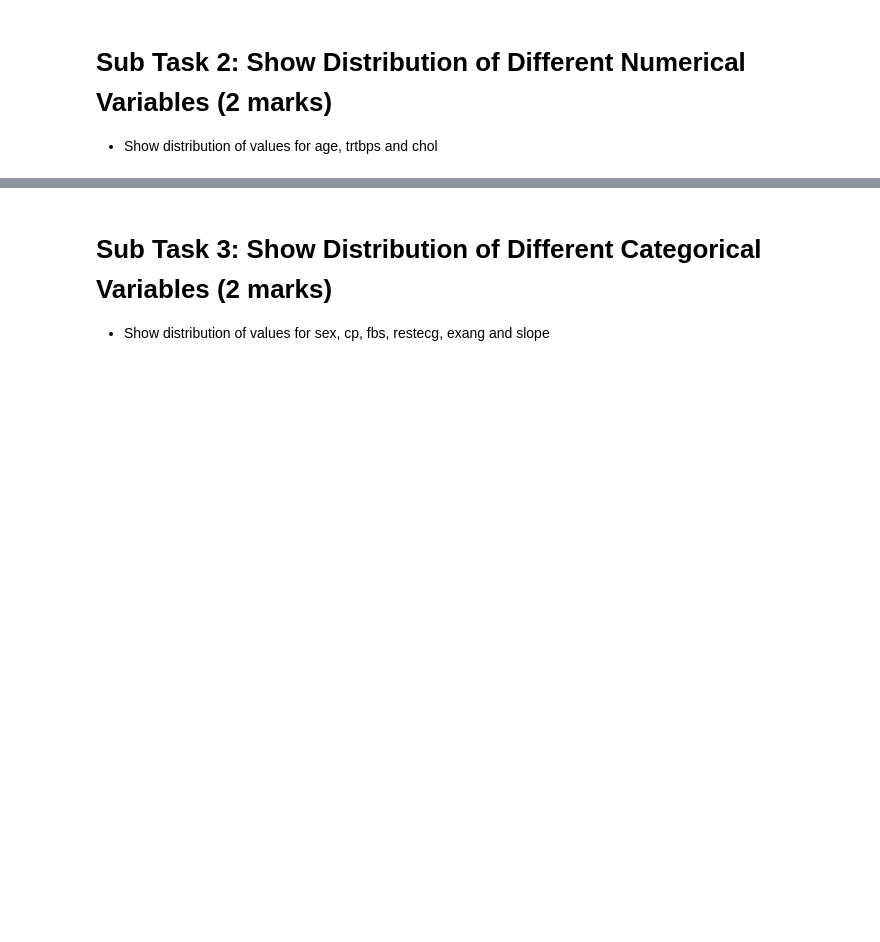
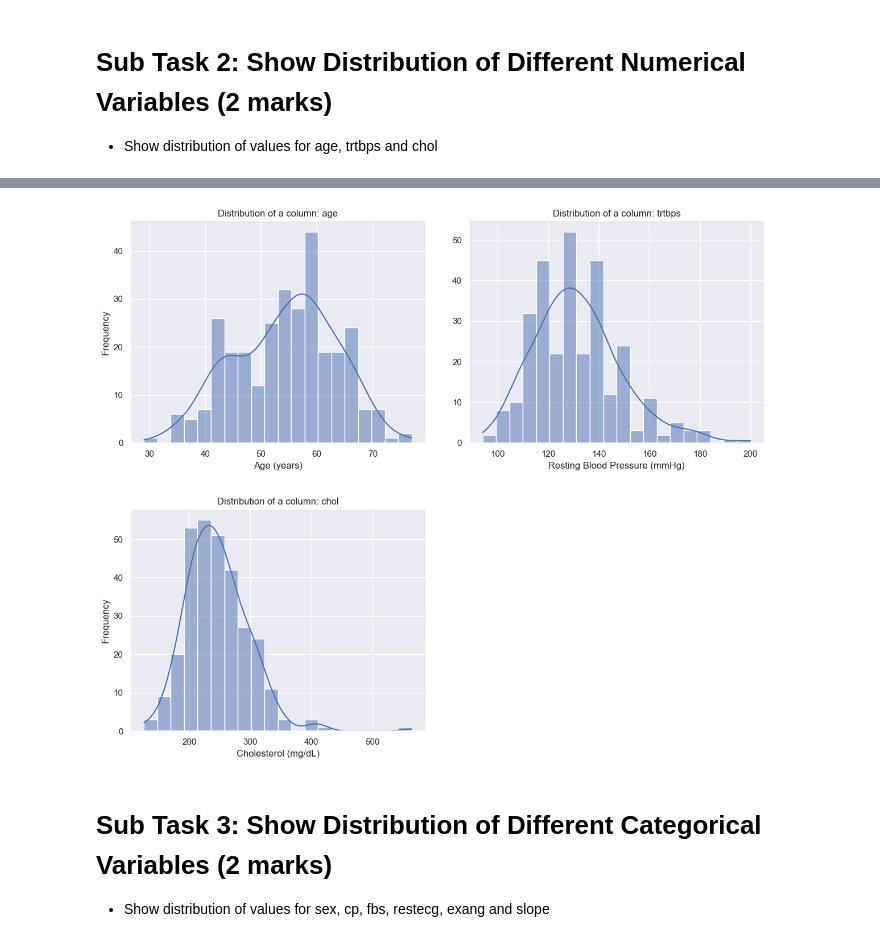
Before and after one commit to pclk/d3.js, a Jupyter notebook: Assignment/StudentFiles/Task2/assignment_task2_student.ipynb, the cells around one changed output, grey strips where cells are left out. Saved outputs shown, nothing was run; the diff lists cells and outputs as text; code cells hidden in the pictures; blank space fills up the shorter version.

```diff
--- a/Assignment/StudentFiles/Task2/assignment_task2_student.ipynb
+++ b/Assignment/StudentFiles/Task2/assignment_task2_student.ipynb
@@ -5,4 +5,11 @@
 
 * Import libraries and load data
 * Change the labelling for better interpretation/ visualization understanding
+# %%
+import pandas as pd
+import numpy as np
+import matplotlib.pyplot as plt
+import seaborn as sns
+
+df = pd.read_csv('cardiac_disease.csv')
 # %%
@@ -46,3 +58,31 @@
+# %%
+numerical_vars = ['age', 'trtbps', 'chol']
+sns.set_theme(style="darkgrid")
+
+# Need to wrap the figure
+g = sns.FacetGrid(data=df.melt(value_vars=numerical_vars), col='variable', col_wrap=2, sharex=False, sharey=False, height=5, aspect=1.2)
+
+g.map_dataframe(sns.histplot, x='value', kde=True, bins=20, edgecolor='white')
+
+g.set_titles(col_template='Distribution of a column: {col_name}')
+
+x_label_map = {
+    'age': 'Age (years)',
+    'trtbps': 'Resting Blood Pressure (mmHg)',
+    'chol': 'Cholesterol (mg/dL)'
+}
+
+for ax, variable in zip(g.axes.flat, numerical_vars):
+    ax.set_xlabel(x_label_map.get(variable, ''))
+
+g.set_ylabels('Frequency')
+
+plt.subplots_adjust(hspace=0.3, wspace=0.15)
+
+
+plt.show()
+# %% [output]
+[figure, added]
 # %% [markdown]
 # Sub Task 3: Show Distribution of Different Categorical Variables (2 marks)
 
```
Also changed, not shown: parts of 18 cells of this notebook, 41 other files.
